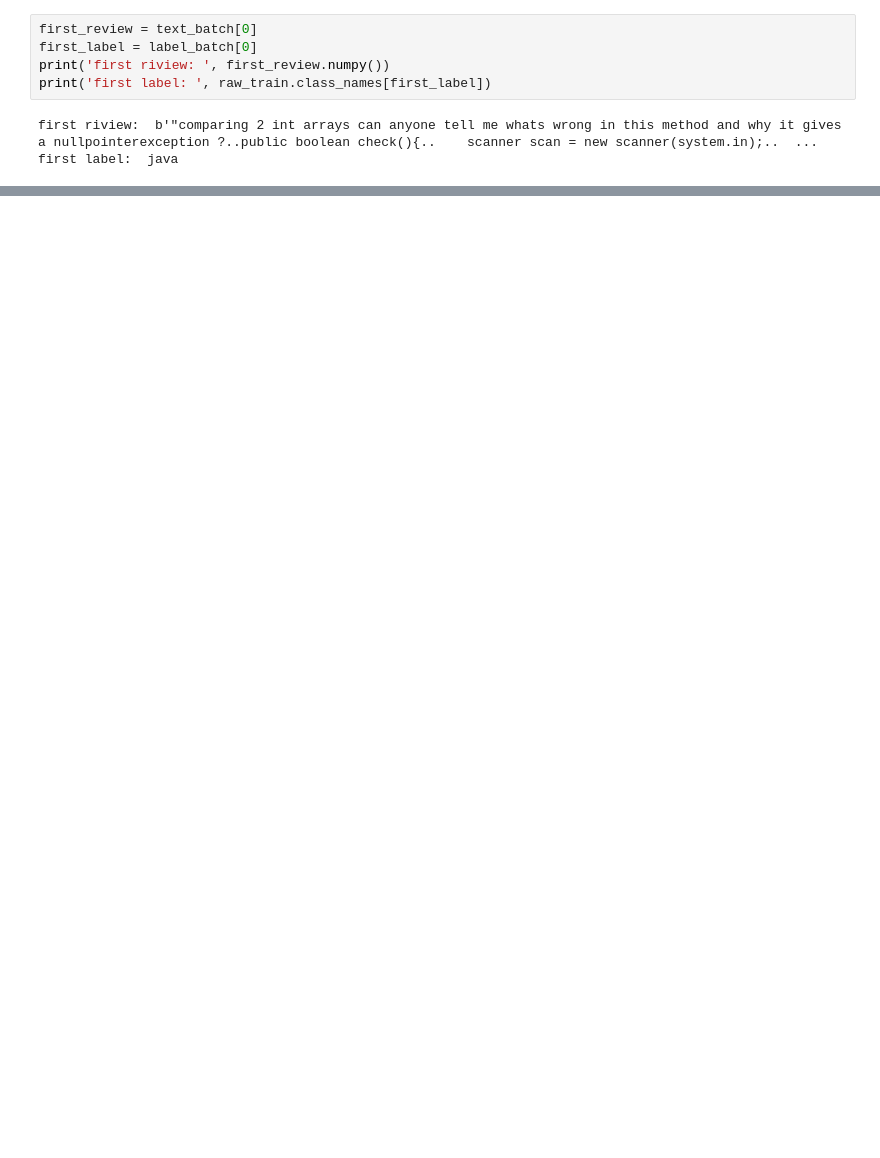
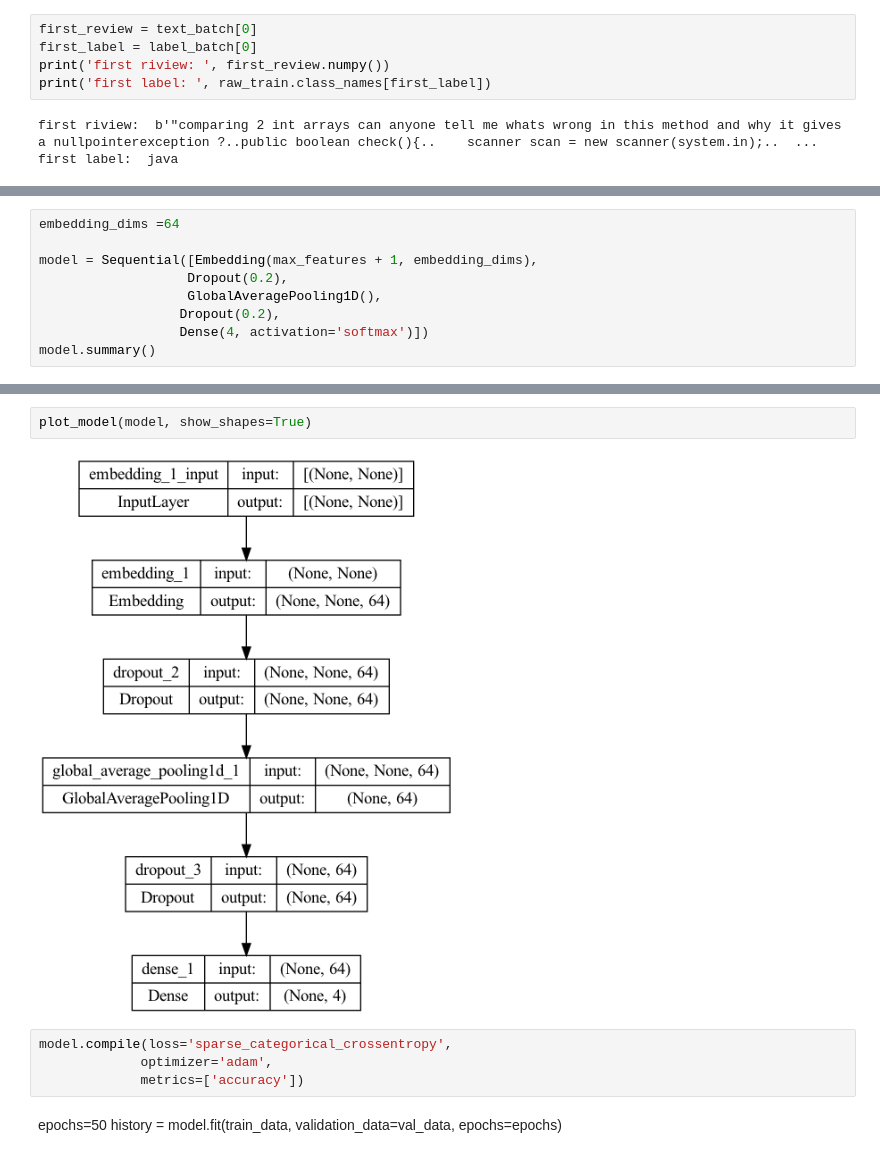
Before and after one commit to cswnote/tf25, a Jupyter notebook: text classification Stack Overflow.ipynb, the cells around one changed output, grey strips where cells are left out. Saved outputs shown, nothing was run; the diff lists cells and outputs as text; blank space fills up the shorter version.

```diff
--- a/text classification Stack Overflow.ipynb
+++ b/text classification Stack Overflow.ipynb
@@ -120,0 +130,9 @@ first_label
+# %%
+embedding_dims =64
+
+model = Sequential([Embedding(max_features + 1, embedding_dims),
+                   Dropout(0.2),
+                   GlobalAveragePooling1D(),
+                  Dropout(0.2),
+                  Dense(4, activation='softmax')])
+model.summary()
@@ -120,0 +160,11 @@ first_label
+# %%
+plot_model(model, show_shapes=True)
+# %% [output]
+[figure, added]
+# %%
+model.compile(loss='sparse_categorical_crossentropy',
+             optimizer='adam',
+             metrics=['accuracy'])
+# %% [markdown]
+epochs=50
+history = model.fit(train_data, validation_data=val_data, epochs=epochs)
```
Also changed, not shown: parts of 10 cells of this notebook, 4 other files.
